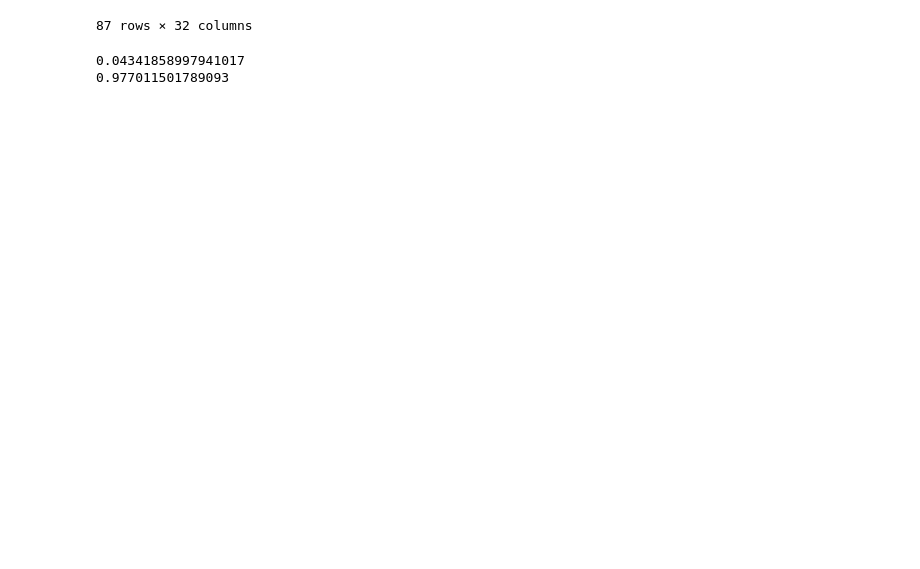
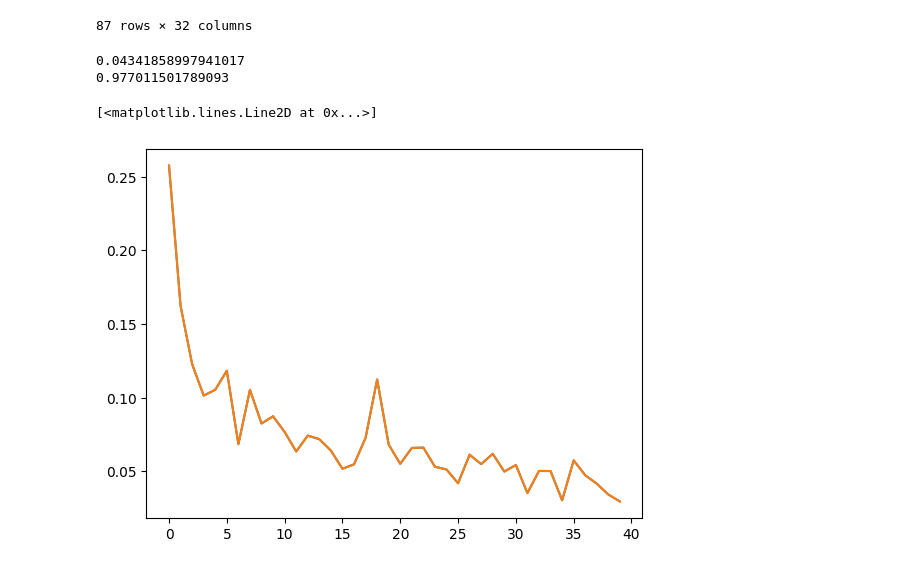
Before and after one commit to xDocka15/MPA-MLF_Dockal, a Jupyter notebook: nlf5_2.ipynb, the cells around one changed output. Drawn from its saved outputs; the diff is of its cells as text; code cells hidden in the pictures; blank space fills up the shorter version.

```diff
--- a/nlf5_2.ipynb
+++ b/nlf5_2.ipynb
@@ -162,3 +162,10 @@ print(accuracy)
 # %% [output]
 0.04341858997941017
 0.977011501789093
+# %%
+fig, ax = plt.subplots()
+ax.plot(history.history['loss'], label='training loss')
+ax.plot(history.history['loss'], label='training loss')
+# %% [output]
+[<matplotlib.lines.Line2D at 0x...>]
+[figure, added]
```
